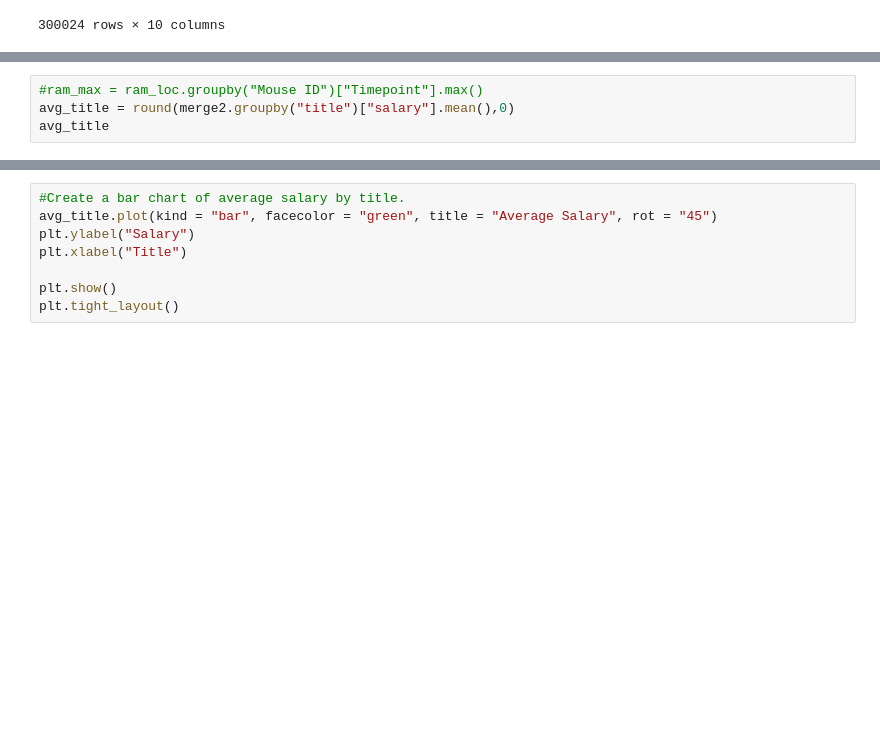
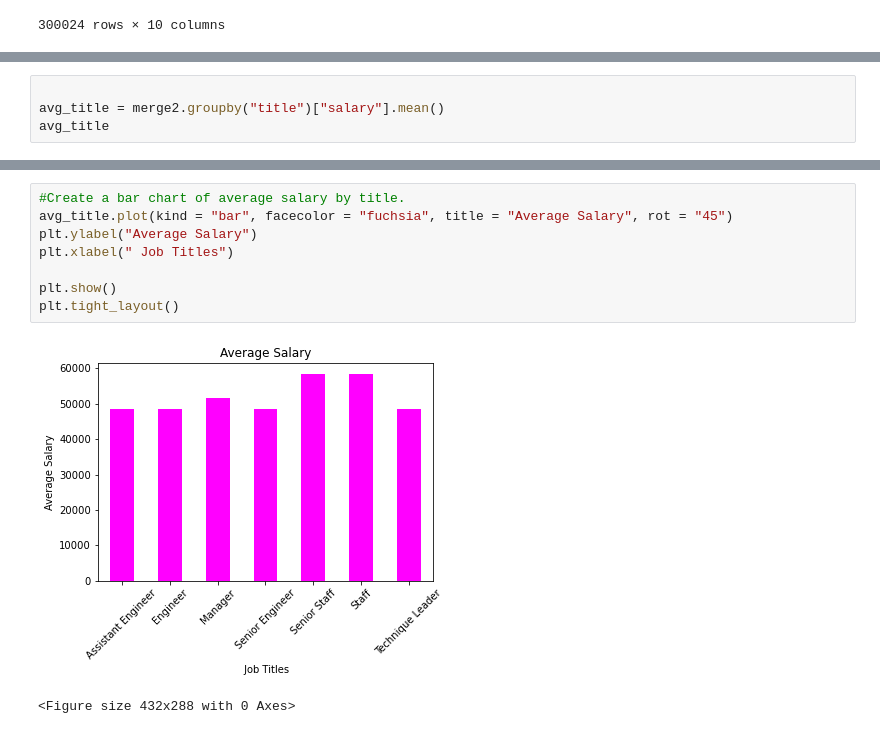
Before and after one commit to hvinoy/sql_challenge, a Jupyter notebook: employeeSQL/bonushw.ipynb, the cells around one changed output, grey strips where cells are left out. Cells and saved outputs as stored; diff of their text form; blank space fills up the shorter version.

```diff
--- a/employeeSQL/bonushw.ipynb
+++ b/employeeSQL/bonushw.ipynb
@@ -81,4 +90,4 @@ plt.show
 # %%
-#ram_max = ram_loc.groupby("Mouse ID")["Timepoint"].max()
-avg_title = round(merge2.groupby("title")["salary"].mean(),0)
+
+avg_title = merge2.groupby("title")["salary"].mean()
 avg_title
@@ -85,8 +104,11 @@ avg_title
 # %%
 #Create a bar chart of average salary by title.
-avg_title.plot(kind = "bar", facecolor = "green", title = "Average Salary", rot = "45")
-plt.ylabel("Salary")
-plt.xlabel("Title")
+avg_title.plot(kind = "bar", facecolor = "fuchsia", title = "Average Salary", rot = "45")
+plt.ylabel("Average Salary")
+plt.xlabel(" Job Titles")
 
 plt.show()
 plt.tight_layout()
+# %% [output]
+[figure, added]
+<Figure size 432x288 with 0 Axes>
```
Also changed, not shown: parts of 3 cells of this notebook.
